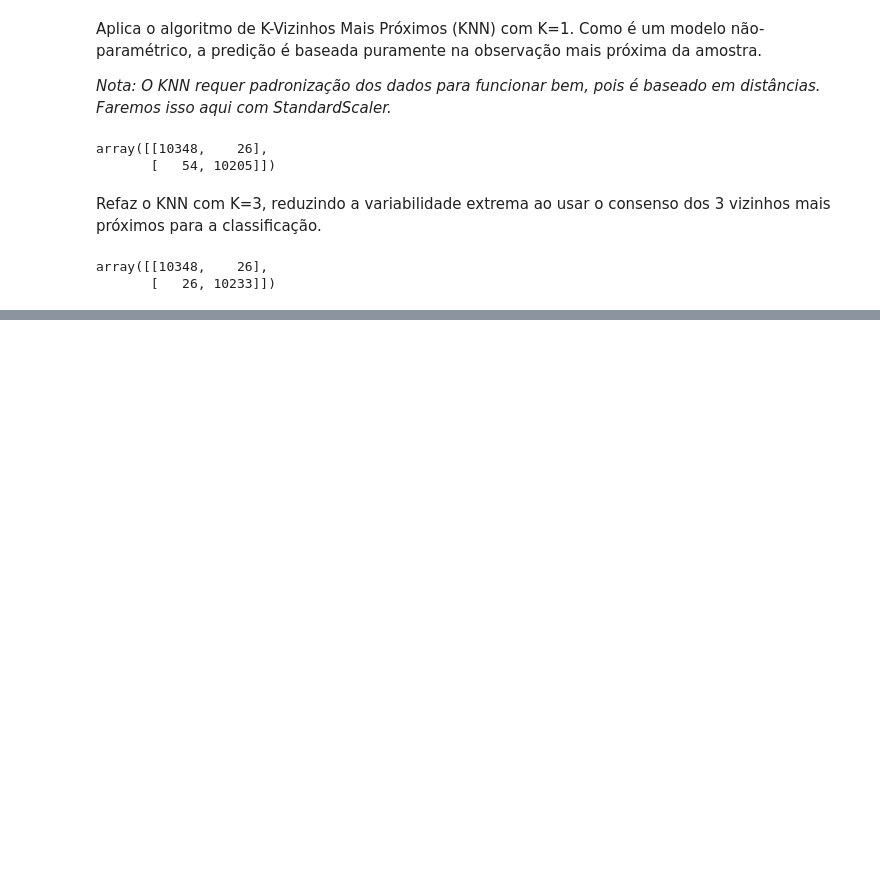
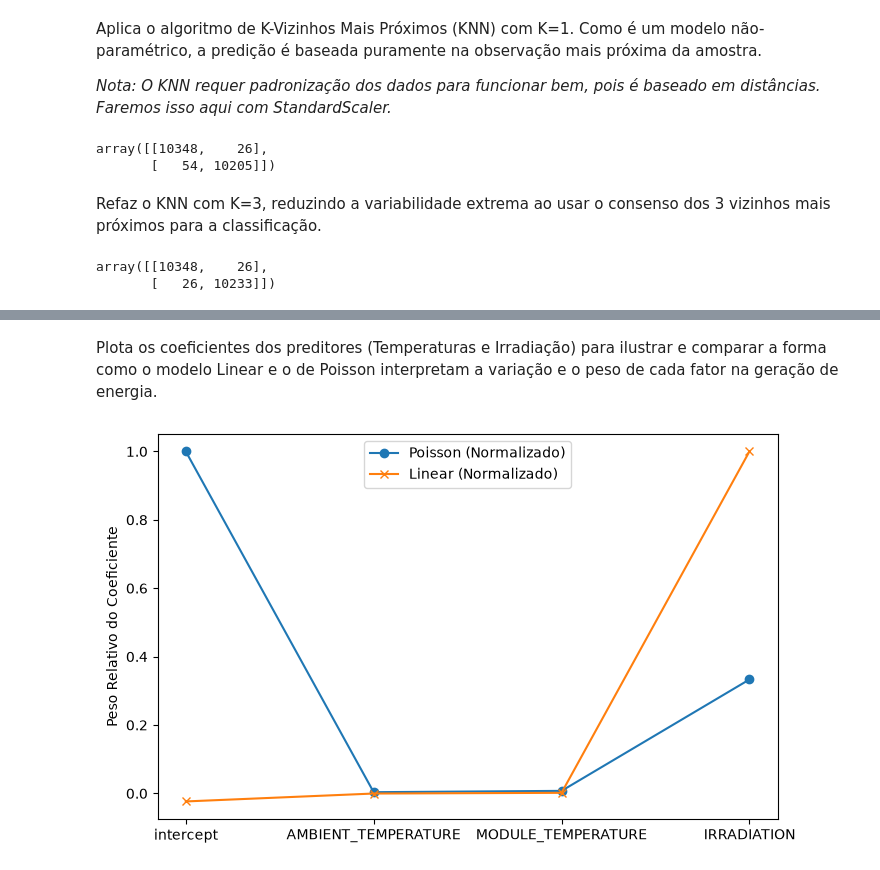
Before and after one commit to viniciusliberato/Metodos_Numericos_Lab, a Jupyter notebook: Laboratorio3_AntonioVinicius.ipynb, the cells around one changed output, grey strips where cells are left out. Saved outputs shown, nothing was run; the diff lists cells and outputs as text; code cells hidden in the pictures; blank space fills up the shorter version.

```diff
--- a/Laboratorio3_AntonioVinicius.ipynb
+++ b/Laboratorio3_AntonioVinicius.ipynb
@@ -183,0 +208,18 @@ array([[10348,    26],
+# %%
+# O statsmodels GLM precisa da adição manual de uma constante (intercepto)
+X_train_log = sm.add_constant(X_train_drop)
+X_test_log = sm.add_constant(X_test_drop)
+
+# Convertendo a classe 'Positivo'/'Negativo' para 1/0 para a regressão logística
+y_train_bin = (y_train_cat == 'Positivo').astype(int)
+
+glm_custom = sm.GLM(y_train_bin, X_train_log, family=sm.families.Binomial())
+results_custom = glm_custom.fit()
+
+probs_custom = results_custom.predict(exog=X_test_log)
+
+# Aplicando o novo limiar de decisão de 75%
+labels_custom = np.array(['Negativo'] * len(X_test_log))
+labels_custom[probs_custom > 0.75] = 'Positivo'
+
+confusion_matrix(y_test_cat, labels_custom)
@@ -183,0 +232,6 @@ array([[10348,    26],
+# %%
+Y_cont = df['DC_POWER'].astype(int) # O modelo de Poisson espera números inteiros/contagens
+
+# Divisão sequencial em treino (primeiras 50000 observações) e teste (restante)
+X_train_cont, X_test_cont = X[:50000], X[50000:]
+y_train_cont, y_test_cont = Y_cont[:50000], Y_cont[50000:]
@@ -183,0 +240,3 @@ array([[10348,    26],
+# %%
+lin_mod = sm.OLS(y_train_cont, X_train_cont).fit()
+summarize(lin_mod)
@@ -183,0 +251,3 @@ array([[10348,    26],
+# %%
+pois_mod = sm.GLM(y_train_cont, X_train_cont, family=sm.families.Poisson()).fit()
+summarize(pois_mod)
@@ -183,0 +260,15 @@ array([[10348,    26],
+# %% [markdown]
+Plota os coeficientes dos preditores (Temperaturas e Irradiação) para ilustrar e comparar a forma como o modelo Linear e o de Poisson interpretam a variação e o peso de cada fator na geração de energia.
+# %%
+coef_pois = pois_mod.params
+coef_lin = lin_mod.params
+
+import matplotlib.pyplot as plt
+fig, ax = plt.subplots(figsize=(8, 5))
+# Normalizando os coeficientes para ficarem na mesma escala visual de comparação no gráfico
+ax.plot(coef_pois.index, coef_pois.values / max(abs(coef_pois.values)), marker='o', label='Poisson (Normalizado)')
+ax.plot(coef_lin.index, coef_lin.values / max(abs(coef_lin.values)), marker='x', label='Linear (Normalizado)')
+ax.set_ylabel('Peso Relativo do Coeficiente')
+ax.legend();
+# %% [output]
+[figure, added]
```
Also changed, not shown: parts of 9 cells of this notebook, 1 other file.
